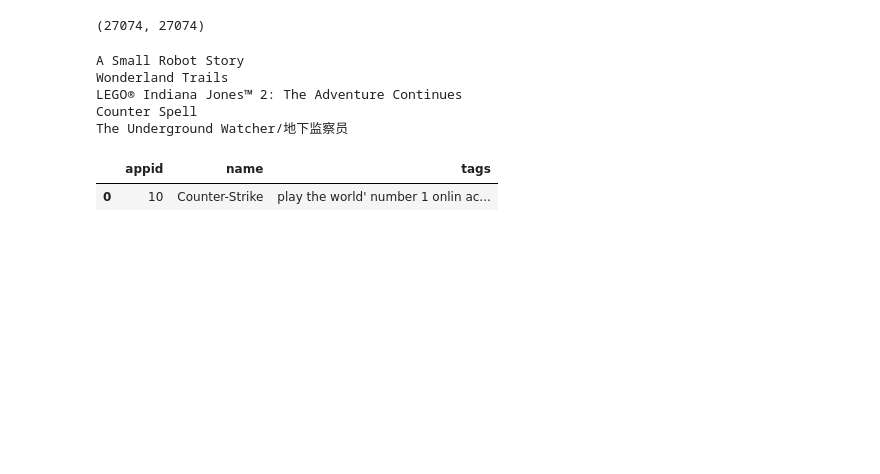
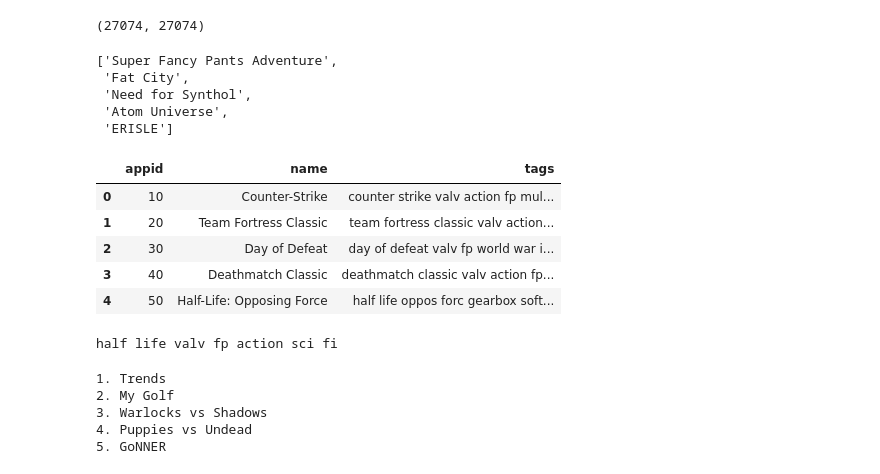
Before and after one commit to Tarun2733/game-recommendation-system, a Jupyter notebook: gameModel.ipynb, the cells around one changed output. Drawn from its saved outputs; the diff is of its cells as text; code cells hidden in the pictures; blank space fills up the shorter version.

```diff
--- a/gameModel.ipynb
+++ b/gameModel.ipynb
@@ -163,7 +129,7 @@ games.head(1)
 # %%
 games['developer'] = games['developer'].apply(string_to_list)
-games['platforms'] = games['platforms'].apply(string_to_list)
 games['steamspy_tags'] = games['steamspy_tags'].apply(string_to_list)
+games['new_name'] = games['name'].apply(string_to_list)
 # %%
 games.head(1)
 # %% [output]
@@ -172,5 +138,5 @@ games.head(1)
 # %%
-games['tags'] = games['short_description']+games['developer']+games['platforms']+games['steamspy_tags']
+games['tags'] = games['new_name']+games['developer']+games['steamspy_tags']
 # %%
 games.head(1)
 # %% [output]
@@ -190,12 +229,16 @@ df.head()
 # %%
 import nltk
 from nltk.stem.porter import PorterStemmer
+import re
 
 ps = PorterStemmer()
-#stemming
+#stemming and cleaning
 def stem(t):
+  t = re.sub('[^a-zA-Z]', ' ', t)
+  t = t.lower()
+  t = t.split()
   lst = []
-  for word in t.split():
+  for word in t:
     lst.append(ps.stem(word))
 
   return " ".join(lst)
@@ -255,3 +275,2 @@ See the caveats in the documentation: https://pandas.pydata.org/pandas-docs/stab
 # %%
-df = df.copy()
 df['tags'] = df['tags'].apply(stem)
@@ -305,13 +335,17 @@ def recommend(game):
-# %%
-recommend('Counter-Strike')
-# %% [output]
-A Small Robot Story
-Wonderland Trails
-LEGO® Indiana Jones™ 2: The Adventure Continues
-Counter Spell
-The Underground Watcher/地下监察员
+# %%
+recommend('Team Fortress Classic')
+# %% [output]
+['Super Fancy Pants Adventure',
+ 'Fat City',
+ 'Need for Synthol',
+ 'Atom Universe',
+ 'ERISLE']
 # %%
-df.head(1)
+df.head()
 # %% [output]
 |  | appid | name | tags |
-| 0 | 10 | Counter-Strike | play the world' number 1 onlin ac... |
+| 0 | 10 | Counter-Strike | counter strike valv action fp mul... |
+| 1 | 20 | Team Fortress Classic | team fortress classic valv action... |
+| 2 | 30 | Day of Defeat | day of defeat valv fp world war i... |
+| 3 | 40 | Deathmatch Classic | deathmatch classic valv action fp... |
+| 4 | 50 | Half-Life: Opposing Force | half life oppos forc gearbox soft... |
@@ -317,0 +354,13 @@ df.head(1)
+# %%
+print(df[df['name'] == "Half-Life 2"]['tags'].values[0])
+# %% [output]
+half life valv fp action sci fi
+# %%
+for i, title in enumerate(recommend("Half-Life 2"), 1):
+    print(f"{i}. {title}")
+# %% [output]
+1. Trends
+2. My Golf
+3. Warlocks vs Shadows
+4. Puppies vs Undead
+5. GoNNER
```
Also changed, not shown: parts of 36 cells of this notebook.
